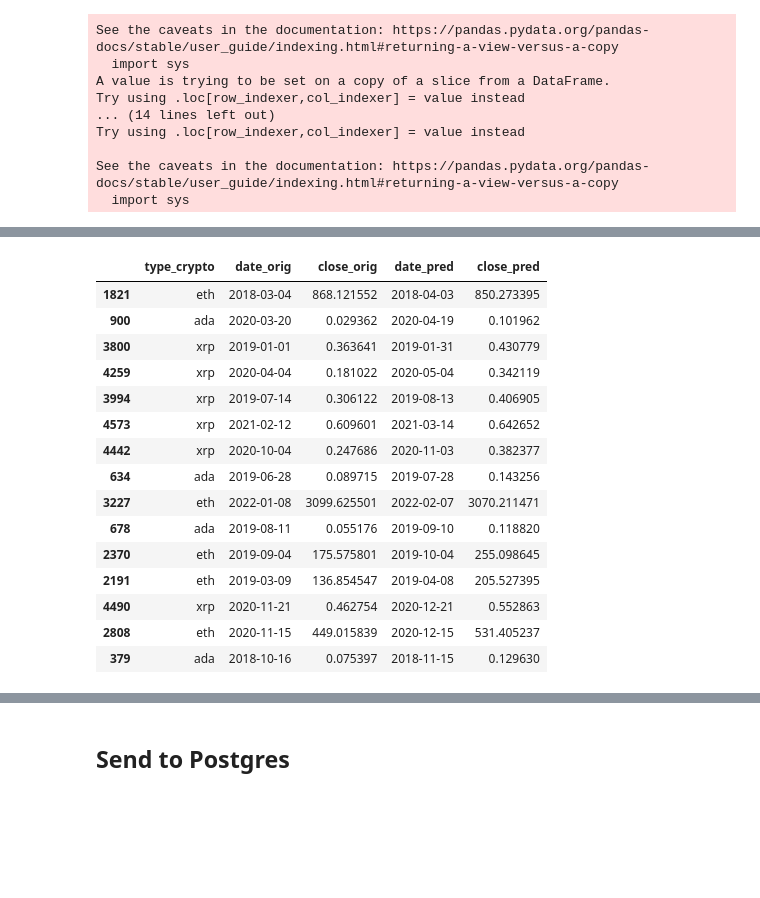
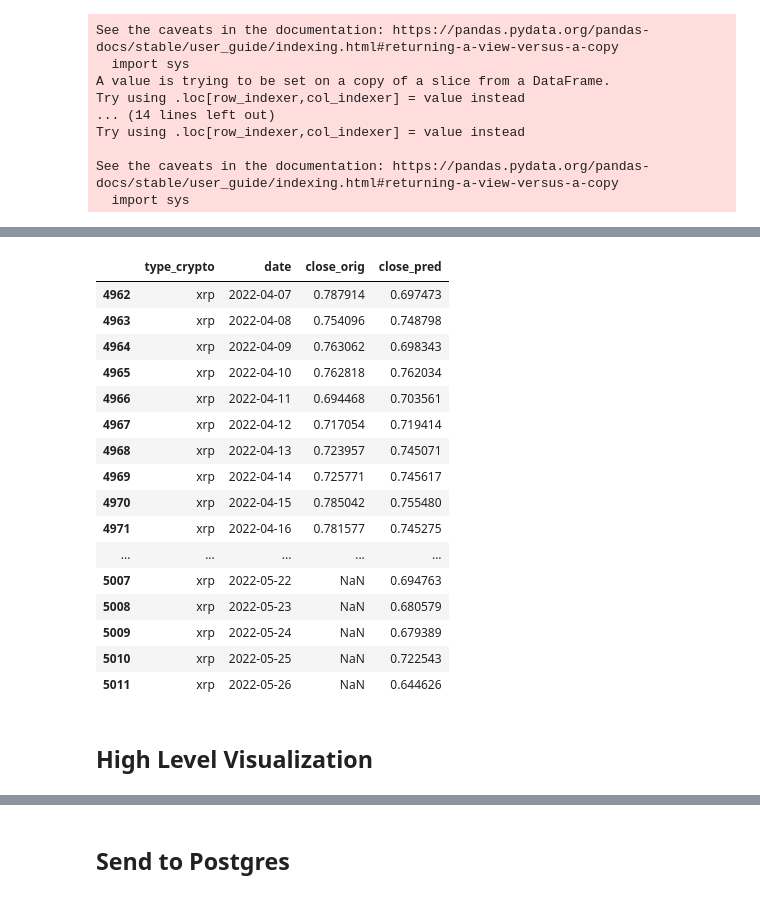
Before and after one commit to chabrian/crypto-predictor-model, a Jupyter notebook: MachineLearning/SupervisedModelCombined.ipynb, the cells around one changed output, grey strips where cells are left out. Saved outputs shown, nothing was run; the diff lists cells and outputs as text; code cells hidden in the pictures; blank space fills up the shorter version.

```diff
--- a/MachineLearning/SupervisedModelCombined.ipynb
+++ b/MachineLearning/SupervisedModelCombined.ipynb
@@ -138,7 +138,13 @@ def pricepredict(df, dt):
     predict_df['date_pred'] = df_clean['date_pred']
     predict_df['close_pred'] = close_pred_df['close_']
 
-    return clean_df, predict_df
+    # reconfiguring output dataframe
+    predict_df_copy = predict_df.copy()
+    predict_clean_df = predict_df.merge(predict_df_copy, how='left', left_on='date_pred', right_on='date_orig', suffixes=(None, '_copy'))
+    predict_clean_df = predict_clean_df[['type_crypto','date_pred','close_orig_copy','close_pred']]
+    predict_clean_df = predict_clean_df.rename(columns={'date_pred':'date','close_orig_copy':'close_orig'})
+
+    return clean_df, predict_clean_df
 # %%
 #initial output tables
 clean_df_60_day = pd.DataFrame()
@@ -237,19 +246,22 @@ clean_df_30_day.sample(15)
 # %%
-predict_df_30_day.sample(15)
+predict_df_30_day.tail(50)
 # %% [output]
-|  | type_crypto | date_orig | close_orig | date_pred | close_pred |
-| 1821 | eth | 2018-03-04 | 868.121552 | 2018-04-03 | 850.273395 |
-| 900 | ada | 2020-03-20 | 0.029362 | 2020-04-19 | 0.101962 |
-| 3800 | xrp | 2019-01-01 | 0.363641 | 2019-01-31 | 0.430779 |
-| 4259 | xrp | 2020-04-04 | 0.181022 | 2020-05-04 | 0.342119 |
-| 3994 | xrp | 2019-07-14 | 0.306122 | 2019-08-13 | 0.406905 |
-| 4573 | xrp | 2021-02-12 | 0.609601 | 2021-03-14 | 0.642652 |
-| 4442 | xrp | 2020-10-04 | 0.247686 | 2020-11-03 | 0.382377 |
-| 634 | ada | 2019-06-28 | 0.089715 | 2019-07-28 | 0.143256 |
-| 3227 | eth | 2022-01-08 | 3099.625501 | 2022-02-07 | 3070.211471 |
-| 678 | ada | 2019-08-11 | 0.055176 | 2019-09-10 | 0.118820 |
-| 2370 | eth | 2019-09-04 | 175.575801 | 2019-10-04 | 255.098645 |
-| 2191 | eth | 2019-03-09 | 136.854547 | 2019-04-08 | 205.527395 |
-| 4490 | xrp | 2020-11-21 | 0.462754 | 2020-12-21 | 0.552863 |
-| 2808 | eth | 2020-11-15 | 449.015839 | 2020-12-15 | 531.405237 |
-| 379 | ada | 2018-10-16 | 0.075397 | 2018-11-15 | 0.129630 |
+|  | type_crypto | date | close_orig | close_pred |
+| 4962 | xrp | 2022-04-07 | 0.787914 | 0.697473 |
+| 4963 | xrp | 2022-04-08 | 0.754096 | 0.748798 |
+| 4964 | xrp | 2022-04-09 | 0.763062 | 0.698343 |
+| 4965 | xrp | 2022-04-10 | 0.762818 | 0.762034 |
+| 4966 | xrp | 2022-04-11 | 0.694468 | 0.703561 |
+| 4967 | xrp | 2022-04-12 | 0.717054 | 0.719414 |
+| 4968 | xrp | 2022-04-13 | 0.723957 | 0.745071 |
+| 4969 | xrp | 2022-04-14 | 0.725771 | 0.745617 |
+| 4970 | xrp | 2022-04-15 | 0.785042 | 0.755480 |
+| 4971 | xrp | 2022-04-16 | 0.781577 | 0.745275 |
+| ... | ... | ... | ... | ... |
+| 5007 | xrp | 2022-05-22 | NaN | 0.694763 |
+| 5008 | xrp | 2022-05-23 | NaN | 0.680579 |
+| 5009 | xrp | 2022-05-24 | NaN | 0.679389 |
+| 5010 | xrp | 2022-05-25 | NaN | 0.722543 |
+| 5011 | xrp | 2022-05-26 | NaN | 0.644626 |
+# %% [markdown]
+## High Level Visualization
```
Also changed, not shown: parts of 8 cells of this notebook.
